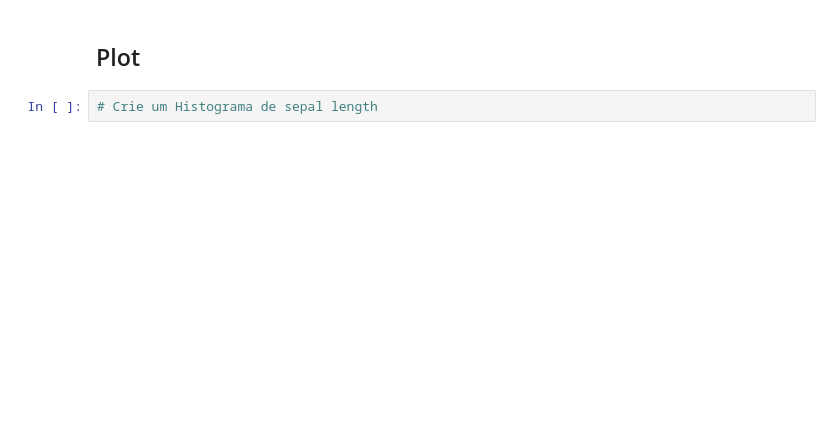
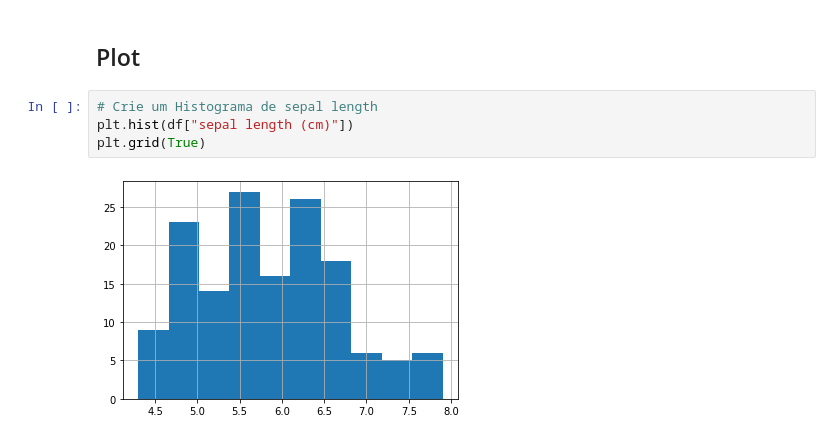
Before and after one commit to jllcen2011/Python_Fundamentos_para_Analise_de_Dados, a Jupyter notebook: 03 - MiniProjetoCap09/DSA-Python-Cap09-Exercicio.ipynb, the cells around one changed output. Drawn from its saved outputs; the diff is of its cells as text; blank space fills up the shorter version.

```diff
--- a/03 - MiniProjetoCap09/DSA-Python-Cap09-Exercicio.ipynb
+++ b/03 - MiniProjetoCap09/DSA-Python-Cap09-Exercicio.ipynb
@@ -145,6 +199,10 @@ features_mean
 ## Plot
 # %%
 # Crie um Histograma de sepal length
+plt.hist(df["sepal length (cm)"])
+plt.grid(True)
+# %% [output]
+[figure, added]
 # %%
 # Crie um Gráficos de Dispersão (scatter Plot) da variável sepal length versus número da linha,
 # colorido por marcadores da variável target
```
Also changed, not shown: parts of 16 cells of this notebook.
